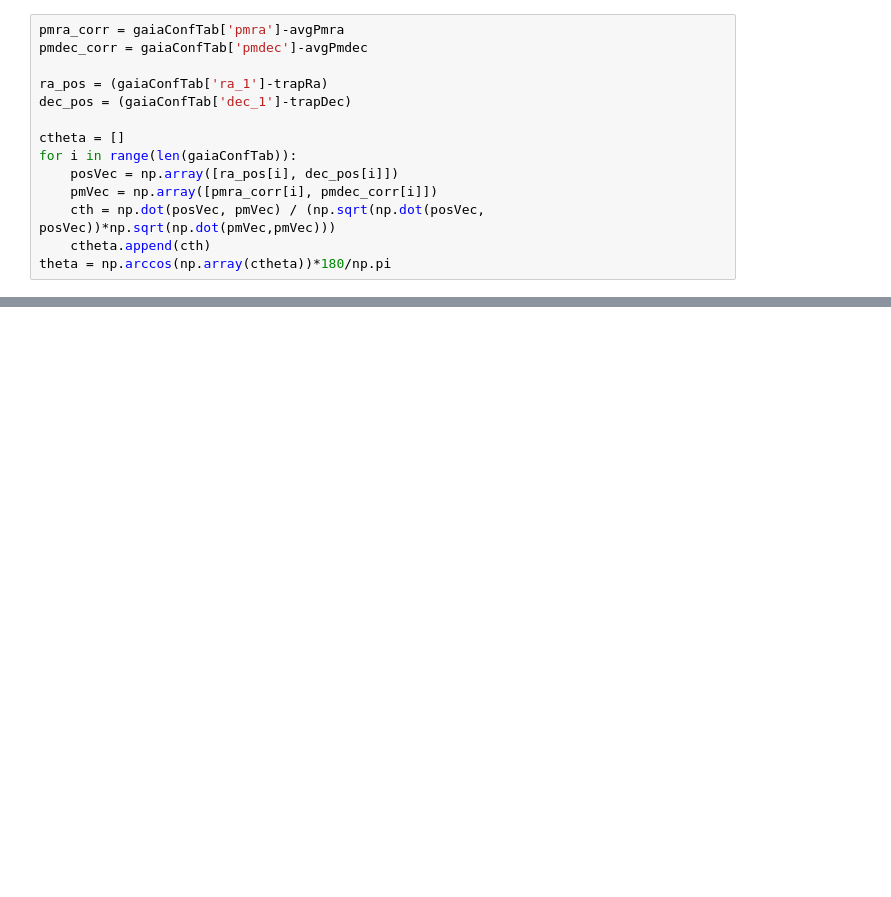
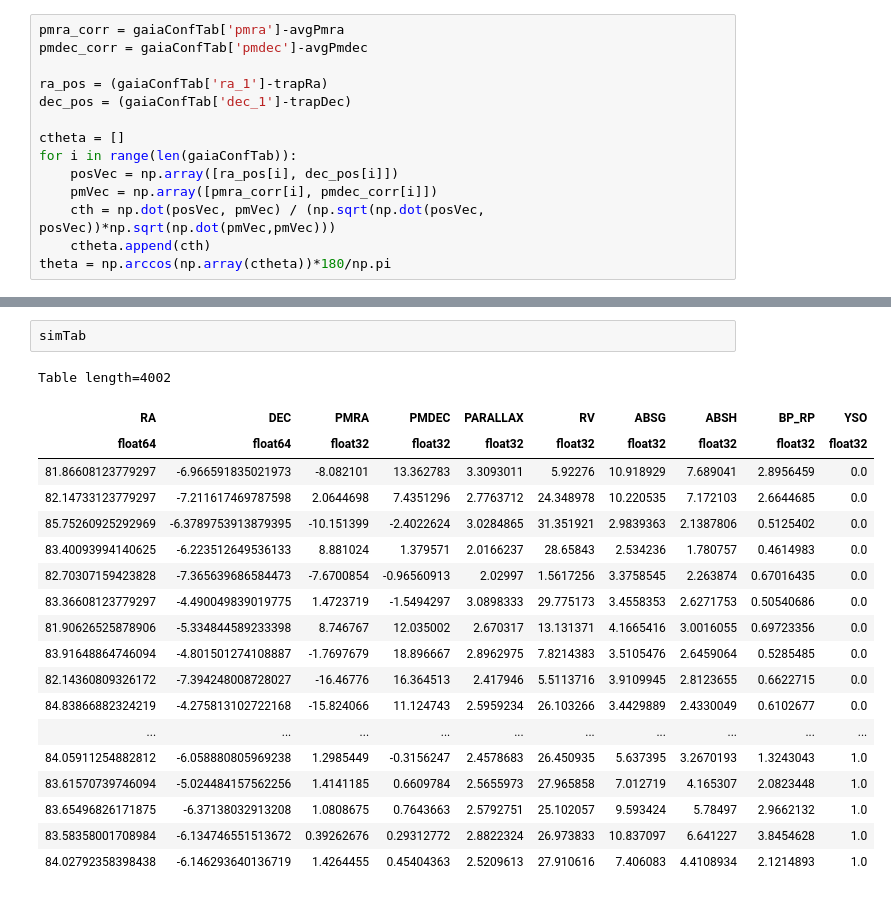
Before and after one commit to aidantmcb/OrionProperMotions, a Jupyter notebook: TrapeziumAlignment.ipynb, the cells around one changed output, grey strips where cells are left out. Drawn from its saved outputs; the diff is of its cells as text; blank space fills up the shorter version.

```diff
--- a/TrapeziumAlignment.ipynb
+++ b/TrapeziumAlignment.ipynb
@@ -165,0 +239,22 @@ for i in range(9):
+# %%
+simTab
+# %% [output]
+Table length=4002
+| RA | DEC | PMRA | PMDEC | PARALLAX | RV | ABSG | ABSH | BP_RP | YSO |
+| float64 | float64 | float32 | float32 | float32 | float32 | float32 | float32 | float32 | float32 |
+| 81.86608123779297 | -6.966591835021973 | -8.082101 | 13.362783 | 3.3093011 | 5.92276 | 10.918929 | 7.689041 | 2.8956459 | 0.0 |
+| 82.14733123779297 | -7.211617469787598 | 2.0644698 | 7.4351296 | 2.7763712 | 24.348978 | 10.220535 | 7.172103 | 2.6644685 | 0.0 |
+| 85.75260925292969 | -6.3789753913879395 | -10.151399 | -2.4022624 | 3.0284865 | 31.351921 | 2.9839363 | 2.1387806 | 0.5125402 | 0.0 |
+| 83.40093994140625 | -6.223512649536133 | 8.881024 | 1.379571 | 2.0166237 | 28.65843 | 2.534236 | 1.780757 | 0.4614983 | 0.0 |
+| 82.70307159423828 | -7.365639686584473 | -7.6700854 | -0.96560913 | 2.02997 | 1.5617256 | 3.3758545 | 2.263874 | 0.67016435 | 0.0 |
+| 83.36608123779297 | -4.490049839019775 | 1.4723719 | -1.5494297 | 3.0898333 | 29.775173 | 3.4558353 | 2.6271753 | 0.50540686 | 0.0 |
+| 81.90626525878906 | -5.334844589233398 | 8.746767 | 12.035002 | 2.670317 | 13.131371 | 4.1665416 | 3.0016055 | 0.69723356 | 0.0 |
+| 83.91648864746094 | -4.801501274108887 | -1.7697679 | 18.896667 | 2.8962975 | 7.8214383 | 3.5105476 | 2.6459064 | 0.5285485 | 0.0 |
+| 82.14360809326172 | -7.394248008728027 | -16.46776 | 16.364513 | 2.417946 | 5.5113716 | 3.9109945 | 2.8123655 | 0.6622715 | 0.0 |
+| 84.83866882324219 | -4.275813102722168 | -15.824066 | 11.124743 | 2.5959234 | 26.103266 | 3.4429889 | 2.4330049 | 0.6102677 | 0.0 |
+| ... | ... | ... | ... | ... | ... | ... | ... | ... | ... |
+| 84.05911254882812 | -6.058880805969238 | 1.2985449 | -0.3156247 | 2.4578683 | 26.450935 | 5.637395 | 3.2670193 | 1.3243043 | 1.0 |
+| 83.61570739746094 | -5.024484157562256 | 1.4141185 | 0.6609784 | 2.5655973 | 27.965858 | 7.012719 | 4.165307 | 2.0823448 | 1.0 |
+| 83.65496826171875 | -6.37138032913208 | 1.0808675 | 0.7643663 | 2.5792751 | 25.102057 | 9.593424 | 5.78497 | 2.9662132 | 1.0 |
+| 83.58358001708984 | -6.134746551513672 | 0.39262676 | 0.29312772 | 2.8822324 | 26.973833 | 10.837097 | 6.641227 | 3.8454628 | 1.0 |
+| 84.02792358398438 | -6.146293640136719 | 1.4264455 | 0.45404363 | 2.5209613 | 27.910616 | 7.406083 | 4.4108934 | 2.1214893 | 1.0 |
```
Also changed, not shown: parts of 9 cells of this notebook.
